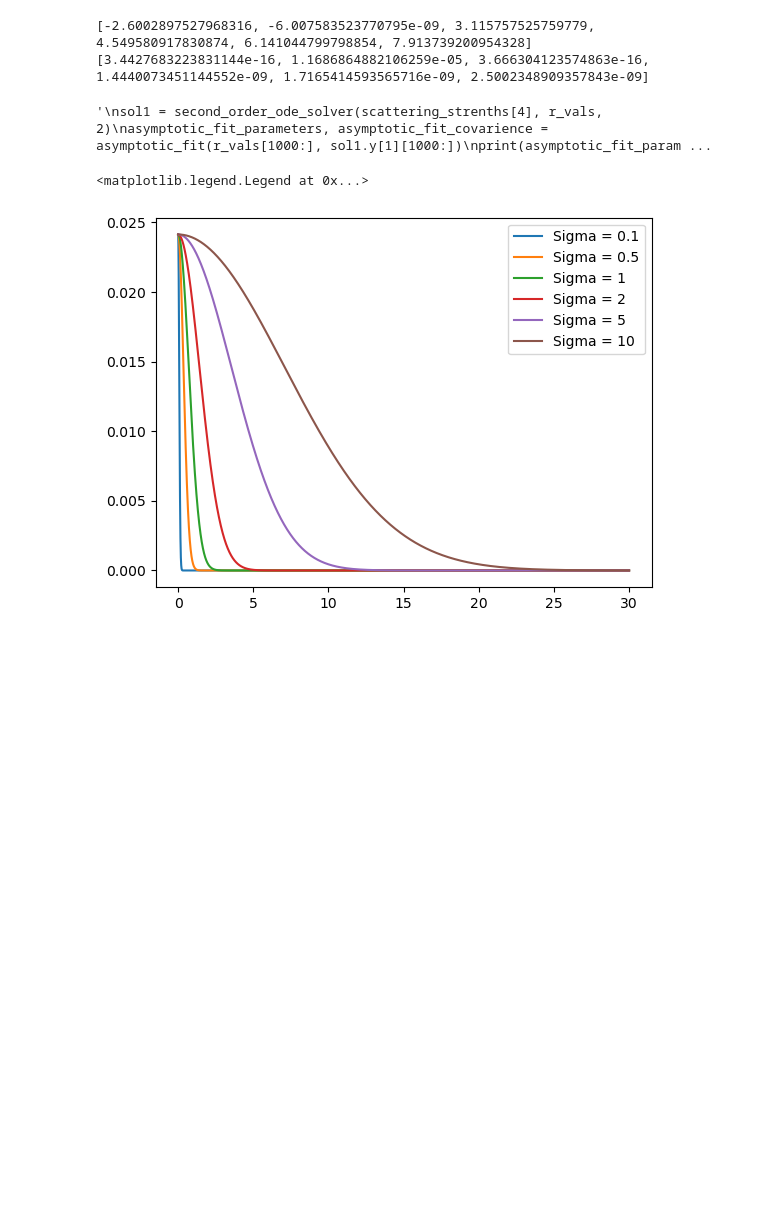
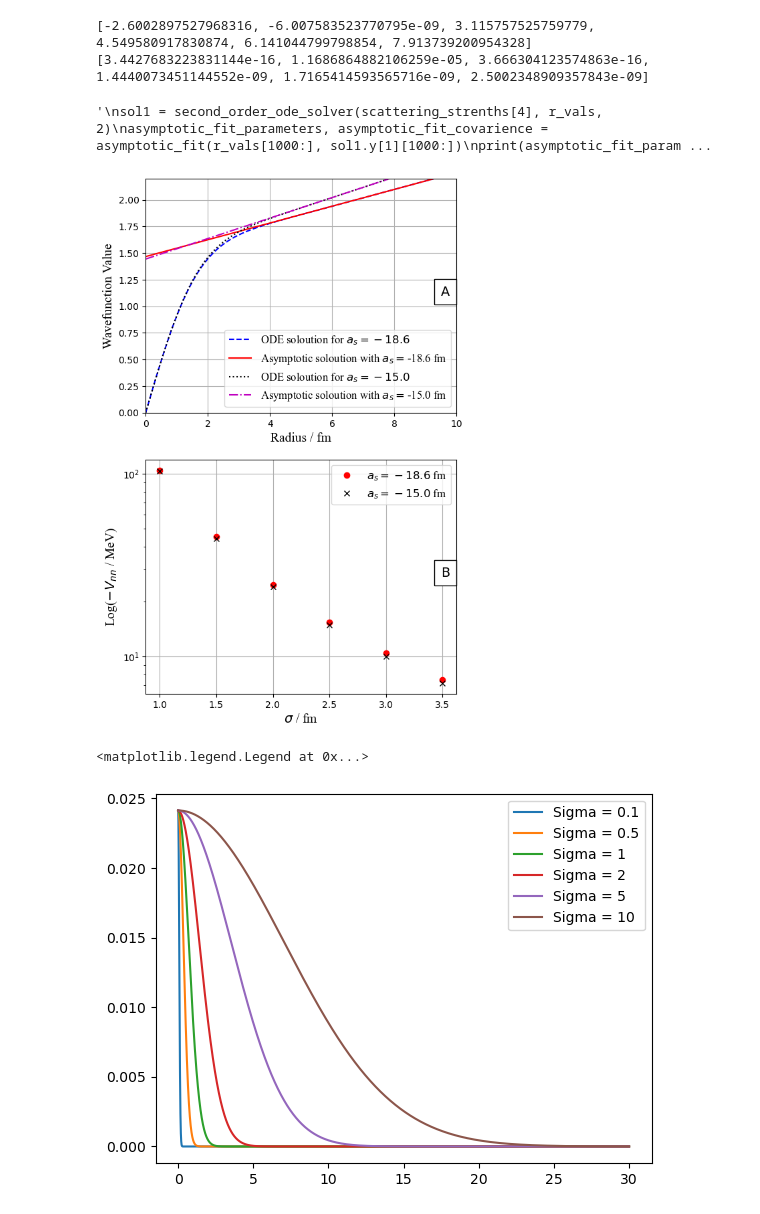
Before and after one commit to fae15/Halo-Nuclei-sem-2, a Jupyter notebook: Finalising_stuff_for_report/Extracting Scattering Length.ipynb, the cells around one changed output. Cells and saved outputs as stored; diff of their text form; code cells hidden in the pictures; blank space fills up the shorter version.

```diff
--- a/Finalising_stuff_for_report/Extracting Scattering Length.ipynb
+++ b/Finalising_stuff_for_report/Extracting Scattering Length.ipynb
@@ -112,38 +112,38 @@ tick_size_variable = 10
 legend_font = font_manager.FontProperties(family='Times New Roman',
                                           style='normal', size=12)
 
 fig = plt.figure(figsize=(6, 10))
 spec = fig.add_gridspec(ncols=1, nrows=2)
 ax_1 = fig.add_subplot(spec[0, 0])
 ax_1.plot(r_vals, sol1.y[1], c='b', linestyle='dashed', label=r'ODE soloution for $a_{s}=-18.6$')
-ax_1.plot(r_vals, asymptotic_fit_parameters_18[0] * (1 - (r_vals) / asymptotic_fit_parameters_18[1]), c='r', label=r'Asymptotic soloution with $a_{s}=$'
-    f'{asymptotic_fit_parameters_18[1]:.1f} fm')
+ax_1.plot(r_vals, asymptotic_fit_parameters_18[0] * (1 - (r_vals) / asymptotic_fit_parameters_18[1]), c='r', label=r'Asymptotic soloution with $a_{s}=-18.6$ fm')
 
 ax_1.plot(r_vals, sol2.y[1], c='k', linestyle='dotted', label='ODE soloution for $a_{s}=-15.0$')
-ax_1.plot(r_vals, asymptotic_fit_parameters_15[0] * (1 - (r_vals) / asymptotic_fit_parameters_15[1]), c='m', linestyle='-.', label=r'Asymptotic soloution with $a_{s}=$'
-    f'{asymptotic_fit_parameters_15[1]:.1f} fm')
+ax_1.plot(r_vals, asymptotic_fit_parameters_15[0] * (1 - (r_vals) / asymptotic_fit_parameters_15[1]), c='m', linestyle='-.', label=r'Asymptotic soloution with $a_{s}=-15.0$fm')
 #ax_1.plot(r_vals, asymptotic_fit_parameters[0] * (1 - (r_vals) / -15), c='r', label=r'Asymptotic fit with $a_{s}=-15$ fm')
 
 ax_1.set_xlim(left=0, right=10)
 ax_1.set_ylim(bottom=0, top=2.2)
 #ax_1.set_title(r'$\sigma$ = 2 asymptotic fit')
 ax_1.set_xlabel('Radius / fm', fontsize=font_size_variable, fontname='Times New Roman')
 ax_1.set_ylabel('Wavefunction Value', fontsize=font_size_variable, fontname='Times New Roman')
 ax_1.annotate('A', xy=(0.95, 0.5), xycoords='axes fraction',
             fontsize='14', bbox=dict(boxstyle="square,pad=.5", fc="white"))
 ax_1.grid()
 ax_1.legend(prop=legend_font)
 
 ax_2 = fig.add_subplot(spec[1, 0])
 ax_2.semilogy(SCATTERING_RANGES, np.abs(scattering_strenths_a_18), 'or', label=r'$a_s=-18.6$ fm')
 ax_2.semilogy(SCATTERING_RANGES, np.abs(scattering_strenths_a_15), 'xk', label=r'$a_s=-15.0$ fm')
 ax_2.set_xlabel(r'$\sigma$ / fm', fontsize=font_size_variable, fontname='Times New Roman')
-ax_2.set_ylabel(r'Log($V_{nn}$ / MeV)', fontsize=font_size_variable, fontname='Times New Roman')
+ax_2.set_ylabel(r'Log($-V_{nn}$ / MeV)', fontsize=font_size_variable, fontname='Times New Roman')
 ax_2.annotate('B', xy=(0.95, 0.5), xycoords='axes fraction',
             fontsize='14', bbox=dict(boxstyle="square,pad=.5", fc="white"))
 ax_2.grid()
 ax_2.legend(prop=legend_font)
 plt.savefig('Scattering_Length_plot.png')
+# %% [output]
+[figure, added]
 # %%
 fig = plt.figure()
 ax = fig.add_subplot()
```
Also changed, not shown: 1 other file.
